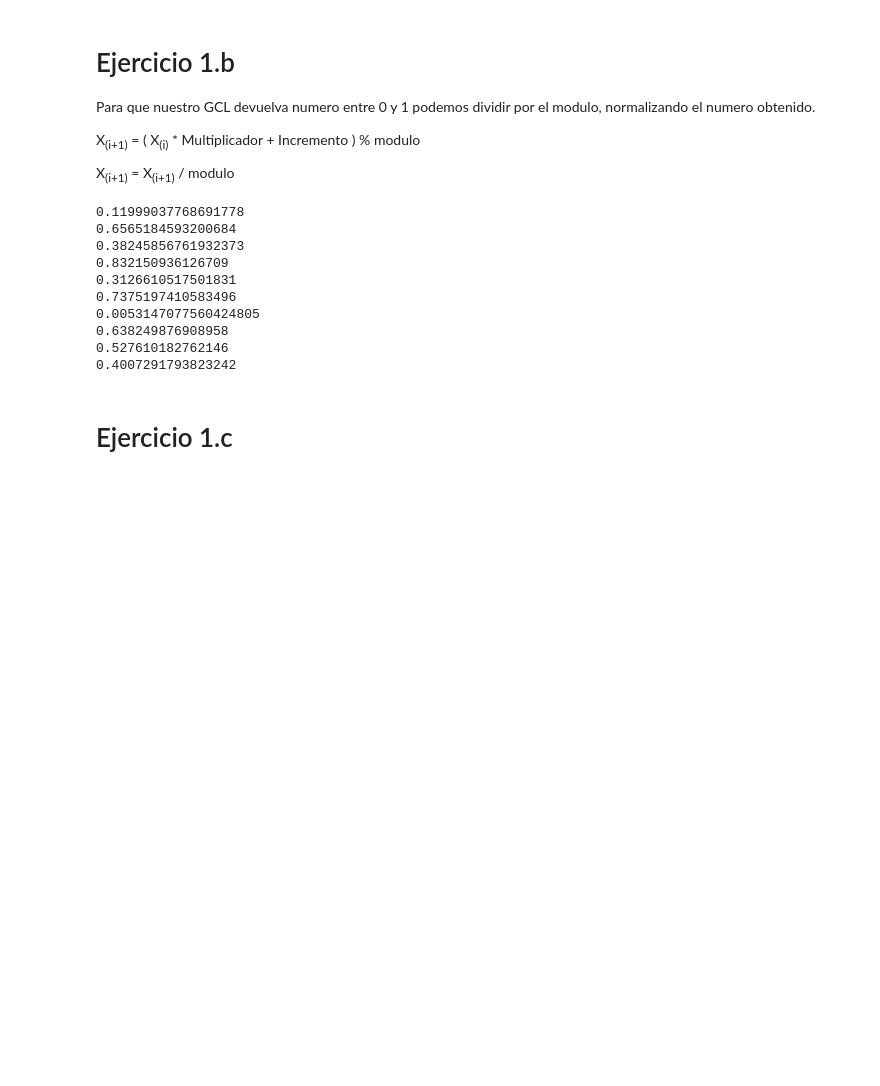
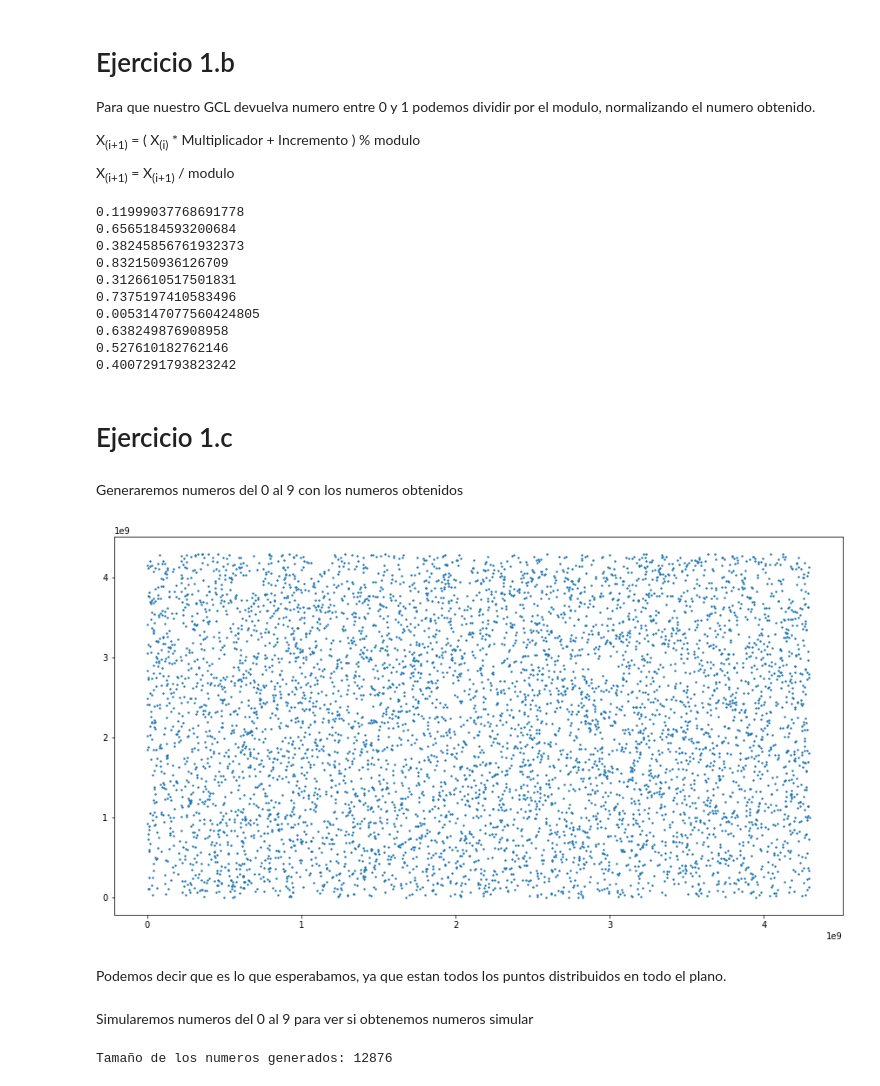
Before and after one commit to mateocapon/simulacion_tp1, a Jupyter notebook: TP1.ipynb, the cells around one changed output. Cells and saved outputs as stored; diff of their text form; code cells hidden in the pictures; blank space fills up the shorter version.

```diff
--- a/TP1.ipynb
+++ b/TP1.ipynb
@@ -76,17 +83,57 @@ for i in range(10):
 0.4007291793823242
 # %% [markdown]
 # Ejercicio 1.c
-# %%
-"""
-Vuelvo a calcular los valores de lista de valores por mas de que quede calculada de antes.
-"""
-
-lista = []
-listaNormalizada = []
-
-x = semilla
-
-for x in range(100000):
-    lista.append(x)
-    listaNormalizada.append(x/modulo)
-    x = (x * multiplicador + incremento) % modulo
+# %%
+"""
+n es la cantidad de numeros a generar
+
+Devuelve una lista con n numeros generados random
+"""
+def generarRandom(n):
+    x = semilla
+    result = []
+    for i in range(n):
+        result.append(x)
+        x = (x * multiplicador + incremento) % modulo
+    return result
+
+def generarRandomNormalizada(n):
+    x = semilla
+    result = []
+    for i in range(n):
+        result.append(x/modulo)
+        x = (x * multiplicador + incremento) % modulo
+    return result
+# %% [markdown]
+Generaremos numeros del 0 al 9 con los numeros obtenidos
+# %%
+N = generarRandom(12876)
+
+x,y = np.array_split(N,2) # Divido el array en dos
+# %%
+plt.figure(figsize=(15, 8))
+ax = plt.scatter(x,y,s=2)
+plt.show()
+# %% [output]
+[figure, added]
+# %% [markdown]
+Podemos decir que es lo que esperabamos, ya que estan todos los puntos distribuidos en todo el plano.
+# %% [markdown]
+Simularemos numeros del 0 al 9 para ver si obtenemos numeros simular
+# %%
+""" Generar numeros de 0 a 9 """
+
+numGenerados = []
+
+for j in range(9,-1,-1):
+    numGenerados.append(0)
+
+for i in N:
+    for j in range(9,-1,-1):
+        if i < modulo/(j+1):
+            numGenerados[j] += 1
+            break
+
+print("Tamaño de los numeros generados: " + str(sum(numGenerados)))
+# %% [output]
+Tamaño de los numeros generados: 12876
```
Also changed, not shown: parts of 6 cells of this notebook.
